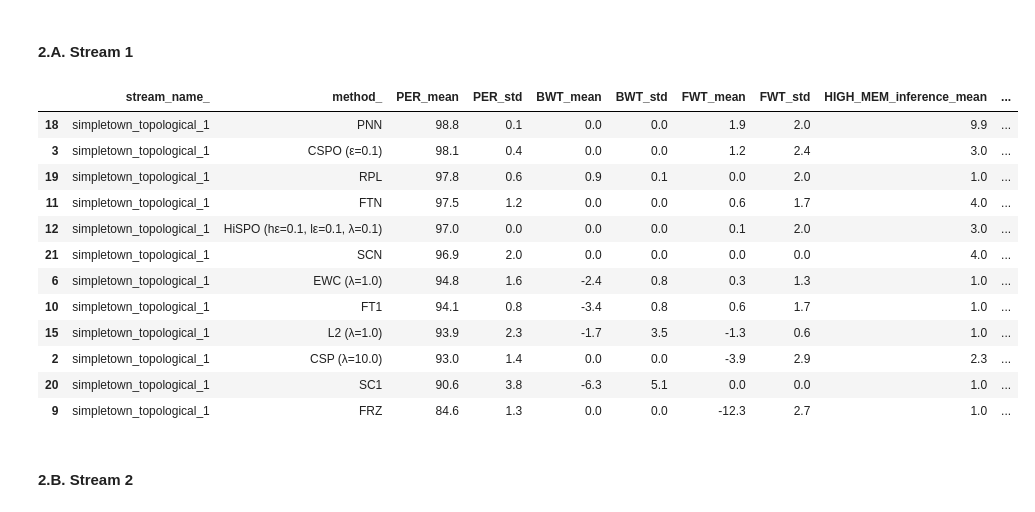
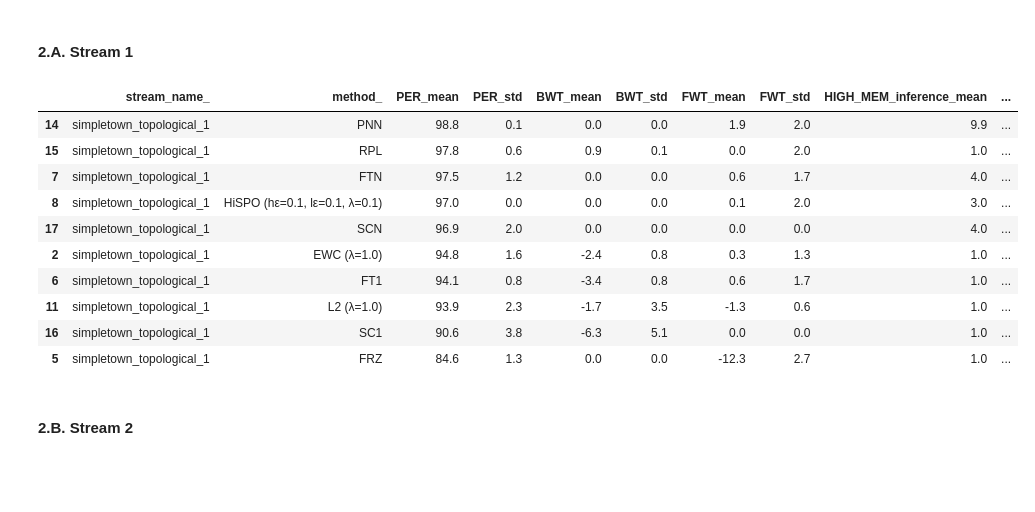
Before and after one commit to anosubcog9438/continual-nav-bench, a Jupyter notebook: experiments/2_continual/2_topological_streams/godot_goal_simpletown/analysis.ipynb, the cells around one changed output. Saved outputs shown, nothing was run; the diff lists cells and outputs as text; code cells hidden in the pictures; blank space fills up the shorter version.

```diff
--- a/experiments/2_continual/2_topological_streams/godot_goal_simpletown/analysis.ipynb
+++ b/experiments/2_continual/2_topological_streams/godot_goal_simpletown/analysis.ipynb
@@ -75,13 +75,6 @@ if True:
     agent_ids += ["hgcbc_ewc_mlp_lb{}".format(lb) for lb in reg_lbs]
     agent_ids += ["hgcbc_l2_mlp_lb{}".format(lb) for lb in reg_lbs]
 
-    csp_lbs = [0.1, 1.0, 10.0]
-    agent_ids += ["hgcbc_csp_mlp_eps0.1_lb{}".format(lb) for lb in csp_lbs]
-
-    cspo_eps = [0.1]
-    cspo_lbs = [0.1]
-    agent_ids += ["hgcbc_cspofix_mlp_eps{}_lb{}_l2".format(eps, lb) for eps in cspo_eps for lb in cspo_lbs]
-
     hsp_eps = [0.1]
     hsp_lbs = [0.1]
     agent_ids += ["hgcbc_hispofix_mlp_heps{}_leps{}_lb{}_l2".format(heps, leps, lb) for heps in hsp_eps for leps in hsp_eps for lb in hsp_lbs]
@@ -99,13 +92,6 @@ if True:
     for lb in reg_lbs:
         agent_id_to_algo["hgcbc_ewc_mlp_lb{}".format(lb)] = "HBC"
         agent_id_to_algo["hgcbc_l2_mlp_lb{}".format(lb)] = "HBC"
-
-    for lb in csp_lbs:
-        agent_id_to_algo["hgcbc_csp_mlp_eps0.1_lb{}".format(lb)] = "HBC"
-
-    for lb in cspo_lbs:
-        for eps in cspo_eps:
-            agent_id_to_algo["hgcbc_cspofix_mlp_eps{}_lb{}_l2".format(eps, lb)] = "HBC"
 
     for lb in hsp_lbs:
         for heps in hsp_eps:
@@ -126,13 +112,6 @@ if True:
         agent_id_to_method["hgcbc_ewc_mlp_lb{}".format(lb)] = "EWC (λ={})".format(lb)
         agent_id_to_method["hgcbc_l2_mlp_lb{}".format(lb)] = "L2 (λ={})".format(lb)
 
-    for lb in csp_lbs:
-        agent_id_to_method["hgcbc_csp_mlp_eps0.1_lb{}".format(lb)] = "CSP (λ={})".format(lb)
-
-    for lb in cspo_lbs:
-        for eps in cspo_eps:
-            agent_id_to_method["hgcbc_cspofix_mlp_eps{}_lb{}_l2".format(eps, lb)] = "CSPO (ε={})".format(eps)
-
     for lb in hsp_lbs:
         for heps in hsp_eps:
             for leps in hsp_eps:
@@ -350,14 +313,3 @@ data
-# %%
-# as we filtered for the finished training (ie max train_task_idx reach n_tasks),
-# we want to sort all combination of agent_id, stream_name, seed to see the missing ones
-
-all_combinations = pd.DataFrame([(agent_id, stream_name, seed) for agent_id in agent_ids for stream_name in stream_names for seed in seeds], columns=["agent_id", "stream_name", "seed"])
-all_combinations = all_combinations.set_index(["agent_id", "stream_name", "seed"])
-all_combinations = all_combinations.loc[~all_combinations.index.isin(data.set_index(["agent_id", "stream_name", "seed"]).index)].reset_index()
-
-# print line by line the missing combinations
-for i, row in all_combinations.iterrows():
-    print(row["agent_id"], row["stream_name"], row["seed"])
 # %% [markdown]
 #### 1.D. Metrics
 # %%
@@ -464,53 +416,43 @@ metrics_1 = metrics_1.drop(ewc_idx)
 l2_idx = metrics_1[metrics_1["method_"].str.contains("L2")].index[0]
 l2_idx = metrics_1[(metrics_1["method_"].str.contains("L2")) & (metrics_1.index != l2_idx)].index
 metrics_1 = metrics_1.drop(l2_idx)
-# find 1st iteration of CSP (the best CSP for any lambda) and remove the other CSP
-csp_idx = metrics_1[metrics_1["method_"].str.contains("CSP ")].index[0]
-csp_idx = metrics_1[(metrics_1["method_"].str.contains("CSP ")) & (metrics_1.index != csp_idx)].index
-metrics_1 = metrics_1.drop(csp_idx)
-# find 1st iteration of CSPO (the best CSPO for any epsilon and lambda) and remove the other CSPO
-cspo_idx = metrics_1[metrics_1["method_"].str.contains("CSPO")].index[0]
-cspo_idx = metrics_1[(metrics_1["method_"].str.contains("CSPO")) & (metrics_1.index != cspo_idx)].index
-metrics_1 = metrics_1.drop(cspo_idx)
 # find 1st iteration of HiSPO (the best HiSPO for any epsilon and lambda) and remove the other HiSPO
 hispo_idx = metrics_1[metrics_1["method_"].str.contains("HiSPO")].index[0]
 hispo_idx = metrics_1[(metrics_1["method_"].str.contains("HiSPO")) & (metrics_1.index != hispo_idx)].index
 metrics_1 = metrics_1.drop(hispo_idx)
 
 # show
 metrics_1["PER_mean"] = (metrics_1["PER_mean"] * 100).round(1)
 metrics_1["PER_std"] = (metrics_1["PER_std"] * 100).round(1)
 metrics_1["BWT_mean"] = (metrics_1["BWT_mean"] * 100).round(1)
 metrics_1["BWT_std"] = (metrics_1["BWT_std"] * 100).round(1)
 metrics_1["FWT_mean"] = (metrics_1["FWT_mean"] * 100).round(1)
 metrics_1["FWT_std"] = (metrics_1["FWT_std"] * 100).round(1)
 metrics_1["HIGH_MEM_inference_mean"] = metrics_1["HIGH_MEM_inference_mean"].round(1)
 metrics_1["HIGH_MEM_inference_std"] = metrics_1["HIGH_MEM_inference_std"].round(1)
 metrics_1["HIGH_MEM_total_mean"] = metrics_1["HIGH_MEM_total_mean"].round(1)
 metrics_1["HIGH_MEM_total_std"] = metrics_1["HIGH_MEM_total_std"].round(1)
 metrics_1["LOW_MEM_inference_mean"] = metrics_1["LOW_MEM_inference_mean"].round(1)
 metrics_1["LOW_MEM_inference_std"] = metrics_1["LOW_MEM_inference_std"].round(1)
 metrics_1["LOW_MEM_total_mean"] = metrics_1["LOW_MEM_total_mean"].round(1)
 metrics_1["LOW_MEM_total_std"] = metrics_1["LOW_MEM_total_std"].round(1)
 metrics_1["MEM_inference_mean"] = metrics_1["MEM_inference_mean"].round(1)
 metrics_1["MEM_inference_std"] = metrics_1["MEM_inference_std"].round(1)
 metrics_1["MEM_total_mean"] = metrics_1["MEM_total_mean"].round(1)
 
 metrics_1
 # %% [output]
 |  | stream_name_ | method_ | PER_mean | PER_std | BWT_mean | BWT_std | FWT_mean | FWT_std | HIGH_MEM_inference_mean | ... |
-| 18 | simpletown_topological_1 | PNN | 98.8 | 0.1 | 0.0 | 0.0 | 1.9 | 2.0 | 9.9 | ... |
-| 3 | simpletown_topological_1 | CSPO (ε=0.1) | 98.1 | 0.4 | 0.0 | 0.0 | 1.2 | 2.4 | 3.0 | ... |
-| 19 | simpletown_topological_1 | RPL | 97.8 | 0.6 | 0.9 | 0.1 | 0.0 | 2.0 | 1.0 | ... |
-| 11 | simpletown_topological_1 | FTN | 97.5 | 1.2 | 0.0 | 0.0 | 0.6 | 1.7 | 4.0 | ... |
-| 12 | simpletown_topological_1 | HiSPO (hε=0.1, lε=0.1, λ=0.1) | 97.0 | 0.0 | 0.0 | 0.0 | 0.1 | 2.0 | 3.0 | ... |
-| 21 | simpletown_topological_1 | SCN | 96.9 | 2.0 | 0.0 | 0.0 | 0.0 | 0.0 | 4.0 | ... |
-| 6 | simpletown_topological_1 | EWC (λ=1.0) | 94.8 | 1.6 | -2.4 | 0.8 | 0.3 | 1.3 | 1.0 | ... |
-| 10 | simpletown_topological_1 | FT1 | 94.1 | 0.8 | -3.4 | 0.8 | 0.6 | 1.7 | 1.0 | ... |
-| 15 | simpletown_topological_1 | L2 (λ=1.0) | 93.9 | 2.3 | -1.7 | 3.5 | -1.3 | 0.6 | 1.0 | ... |
-| 2 | simpletown_topological_1 | CSP (λ=10.0) | 93.0 | 1.4 | 0.0 | 0.0 | -3.9 | 2.9 | 2.3 | ... |
-| 20 | simpletown_topological_1 | SC1 | 90.6 | 3.8 | -6.3 | 5.1 | 0.0 | 0.0 | 1.0 | ... |
-| 9 | simpletown_topological_1 | FRZ | 84.6 | 1.3 | 0.0 | 0.0 | -12.3 | 2.7 | 1.0 | ... |
+| 14 | simpletown_topological_1 | PNN | 98.8 | 0.1 | 0.0 | 0.0 | 1.9 | 2.0 | 9.9 | ... |
+| 15 | simpletown_topological_1 | RPL | 97.8 | 0.6 | 0.9 | 0.1 | 0.0 | 2.0 | 1.0 | ... |
+| 7 | simpletown_topological_1 | FTN | 97.5 | 1.2 | 0.0 | 0.0 | 0.6 | 1.7 | 4.0 | ... |
+| 8 | simpletown_topological_1 | HiSPO (hε=0.1, lε=0.1, λ=0.1) | 97.0 | 0.0 | 0.0 | 0.0 | 0.1 | 2.0 | 3.0 | ... |
+| 17 | simpletown_topological_1 | SCN | 96.9 | 2.0 | 0.0 | 0.0 | 0.0 | 0.0 | 4.0 | ... |
+| 2 | simpletown_topological_1 | EWC (λ=1.0) | 94.8 | 1.6 | -2.4 | 0.8 | 0.3 | 1.3 | 1.0 | ... |
+| 6 | simpletown_topological_1 | FT1 | 94.1 | 0.8 | -3.4 | 0.8 | 0.6 | 1.7 | 1.0 | ... |
+| 11 | simpletown_topological_1 | L2 (λ=1.0) | 93.9 | 2.3 | -1.7 | 3.5 | -1.3 | 0.6 | 1.0 | ... |
+| 16 | simpletown_topological_1 | SC1 | 90.6 | 3.8 | -6.3 | 5.1 | 0.0 | 0.0 | 1.0 | ... |
+| 5 | simpletown_topological_1 | FRZ | 84.6 | 1.3 | 0.0 | 0.0 | -12.3 | 2.7 | 1.0 | ... |
 # %% [markdown]
 #### 2.B. Stream 2
 # %%
```
Also changed, not shown: parts of 4 cells of this notebook, 2 other files.
